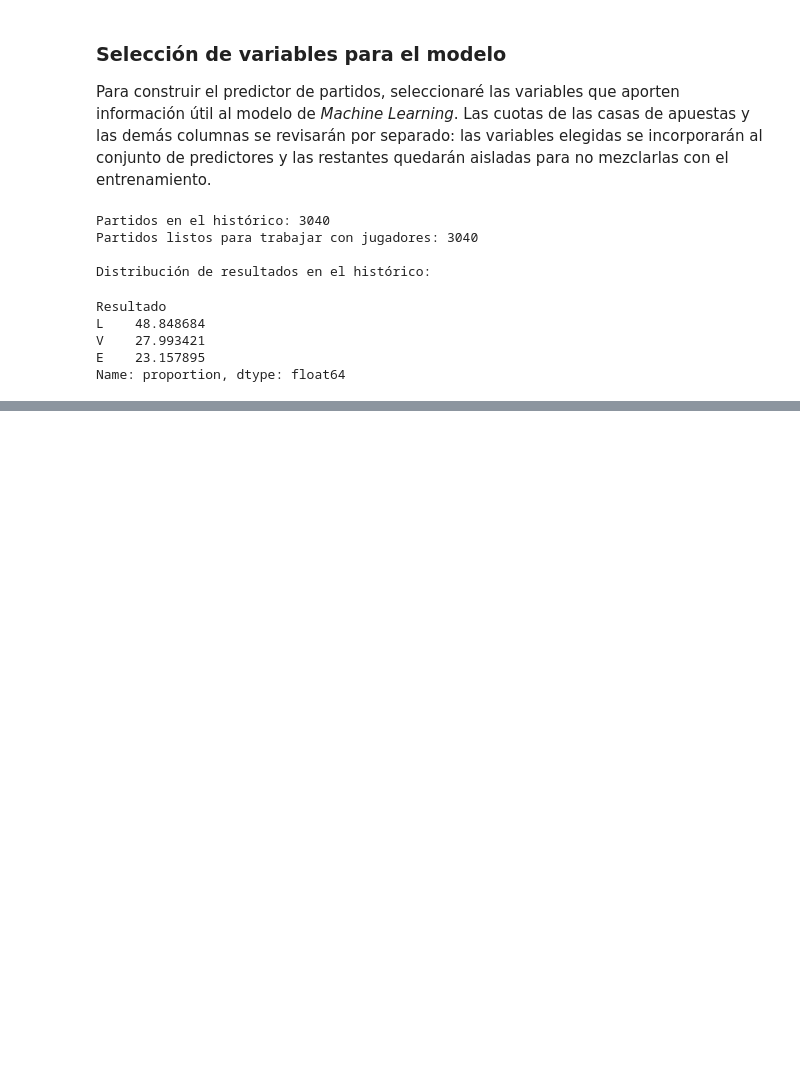
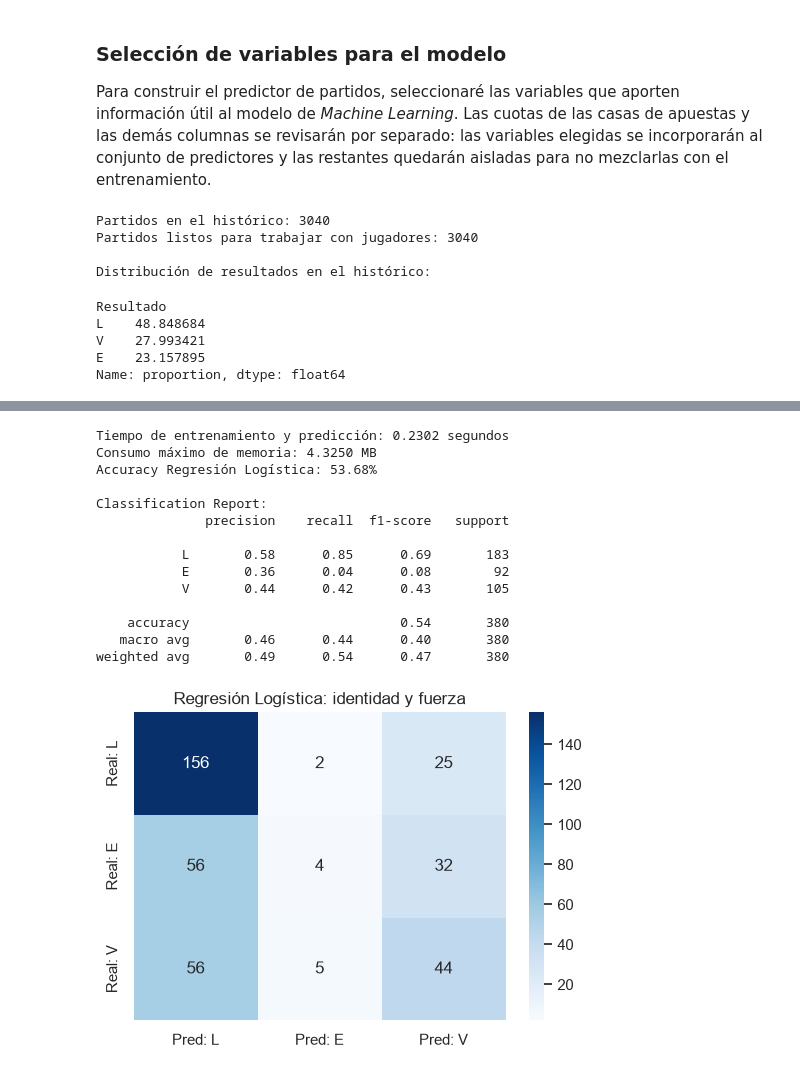
Before and after one commit to GzzAlejandro/proyecto-integrador-laliga, a Jupyter notebook: notebooks/06_predictor_de_partidos.ipynb, the cells around one changed output, grey strips where cells are left out. Saved outputs shown, nothing was run; the diff lists cells and outputs as text; code cells hidden in the pictures; blank space fills up the shorter version.

```diff
--- a/notebooks/06_predictor_de_partidos.ipynb
+++ b/notebooks/06_predictor_de_partidos.ipynb
@@ -314,0 +604,44 @@ weighted avg       0.44      0.47      0.45       380
+# %%
+# Regresión Logística con variables híbridas
+lr_hibrido = LogisticRegression(max_iter=1000, random_state=42)
+tracemalloc.start()
+inicio_lr_hibrido = time.time()
+lr_hibrido.fit(X_train_hibrido, y_train_hibrido)
+y_pred_lr_hibrido = lr_hibrido.predict(X_test_hibrido)
+_, memoria_max_lr_hibrido = tracemalloc.get_traced_memory()
+tracemalloc.stop()
+tiempo_lr_hibrido = time.time() - inicio_lr_hibrido
+ram_lr_hibrido_mb = memoria_max_lr_hibrido / (1024 * 1024)
+
+print(f"Tiempo de entrenamiento y predicción: {tiempo_lr_hibrido:.4f} segundos")
+print(f"Consumo máximo de memoria: {ram_lr_hibrido_mb:.4f} MB")
+print(f"Accuracy Regresión Logística: {accuracy_score(y_test_hibrido, y_pred_lr_hibrido) * 100:.2f}%\n")
+print("Classification Report:")
+print(classification_report(y_test_hibrido, y_pred_lr_hibrido, labels=['L', 'E', 'V'], zero_division=0))
+
+# Matriz de confusión
+cm_lr_hibrido = confusion_matrix(y_test_hibrido, y_pred_lr_hibrido, labels=['L', 'E', 'V'])
+plt.figure(figsize=(6, 4))
+sns.heatmap(
+    cm_lr_hibrido, annot=True, fmt='d', cmap='Blues',
+    xticklabels=['Pred: L', 'Pred: E', 'Pred: V'],
+    yticklabels=['Real: L', 'Real: E', 'Real: V']
+ )
+plt.title('Regresión Logística: identidad y fuerza')
+plt.show()
+# %% [output]
+Tiempo de entrenamiento y predicción: 0.2302 segundos
+Consumo máximo de memoria: 4.3250 MB
+Accuracy Regresión Logística: 53.68%
+
+Classification Report:
+              precision    recall  f1-score   support
+
+           L       0.58      0.85      0.69       183
+           E       0.36      0.04      0.08        92
+           V       0.44      0.42      0.43       105
+
+    accuracy                           0.54       380
+   macro avg       0.46      0.44      0.40       380
+weighted avg       0.49      0.54      0.47       380
+[figure, added]
```
Also changed, not shown: parts of 53 cells of this notebook.
